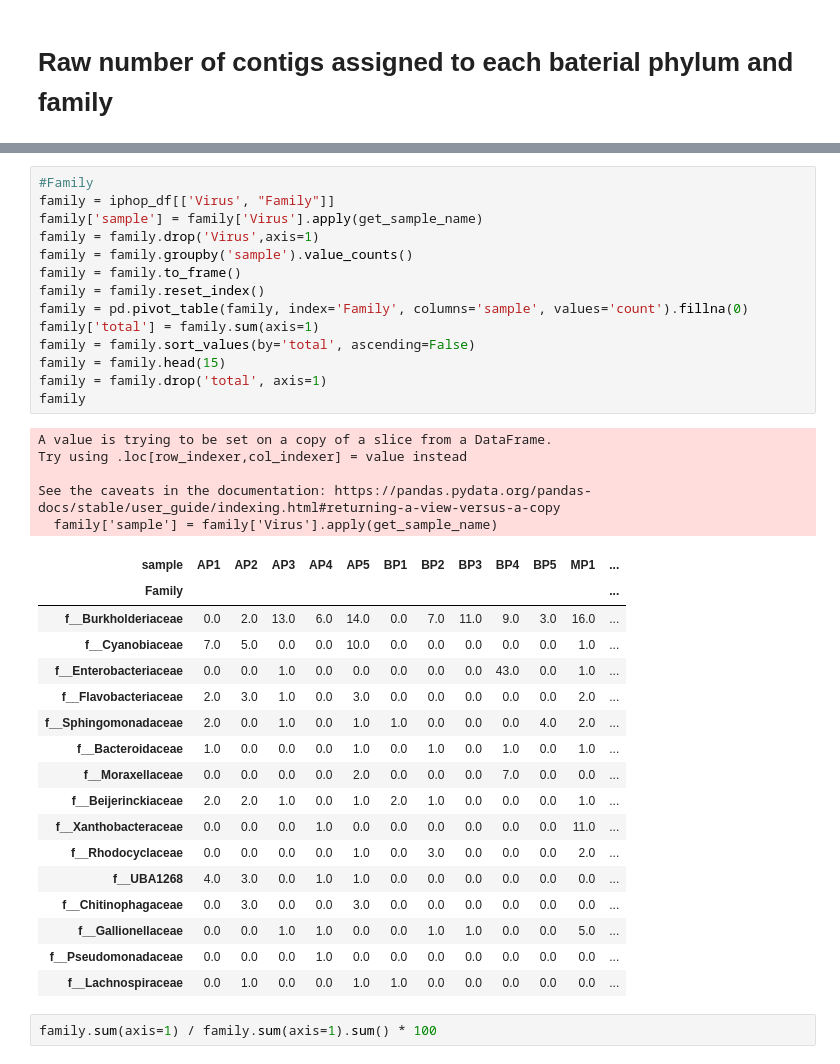
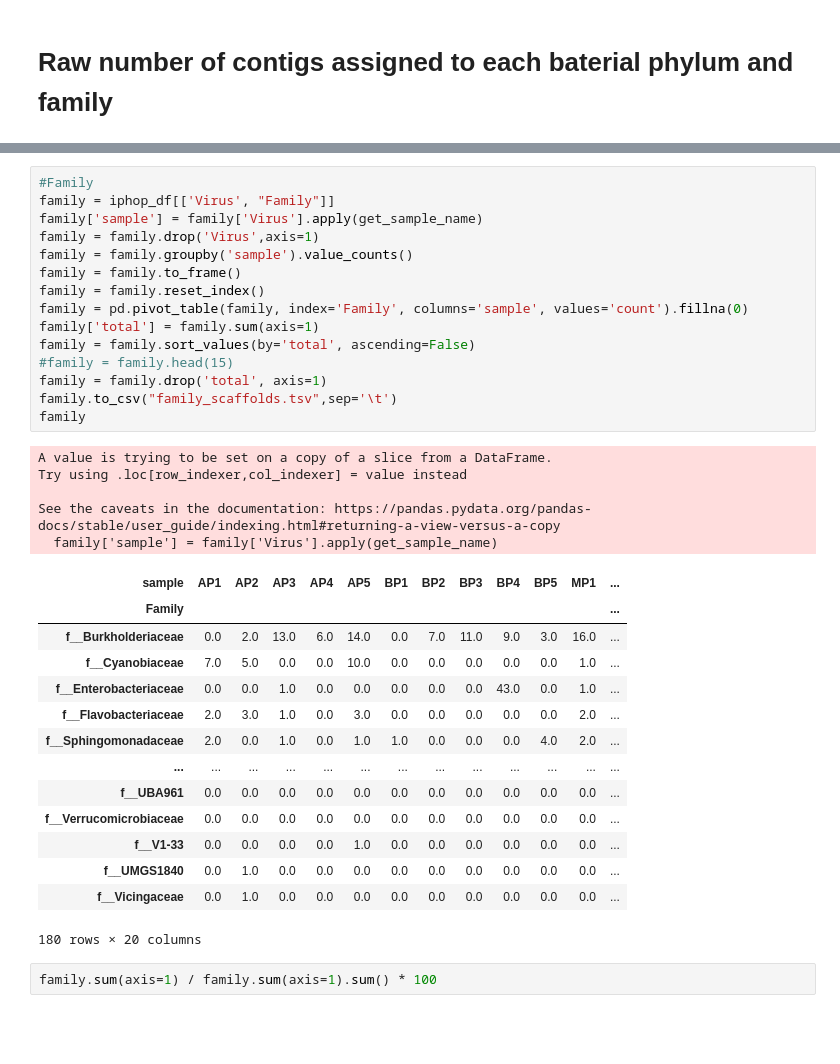
Before and after one commit to TMDavi/Amazon_virome, a Jupyter notebook: data_analysis/05_host_prediction/iphop_results_processing.ipynb, the cells around one changed output, grey strips where cells are left out. Cells and saved outputs as stored; diff of their text form; blank space fills up the shorter version.

```diff
--- a/data_analysis/05_host_prediction/iphop_results_processing.ipynb
+++ b/data_analysis/05_host_prediction/iphop_results_processing.ipynb
@@ -206,40 +207,38 @@ dtype: float64
 # %%
 #Family
 family = iphop_df[['Virus', "Family"]]
 family['sample'] = family['Virus'].apply(get_sample_name)
 family = family.drop('Virus',axis=1)
 family = family.groupby('sample').value_counts()
 family = family.to_frame()
 family = family.reset_index()
 family = pd.pivot_table(family, index='Family', columns='sample', values='count').fillna(0)
 family['total'] = family.sum(axis=1)
 family = family.sort_values(by='total', ascending=False)
-family = family.head(15)
+#family = family.head(15)
 family = family.drop('total', axis=1)
+family.to_csv("family_scaffolds.tsv",sep='\t')
 family
 # %% [output]
 A value is trying to be set on a copy of a slice from a DataFrame.
 Try using .loc[row_indexer,col_indexer] = value instead
 
 See the caveats in the documentation: https://pandas.pydata.org/pandas-docs/stable/user_guide/indexing.html#returning-a-view-versus-a-copy
   family['sample'] = family['Virus'].apply(get_sample_name)
 | sample | AP1 | AP2 | AP3 | AP4 | AP5 | BP1 | BP2 | BP3 | BP4 | BP5 | MP1 | ... |
 | Family |  |  |  |  |  |  |  |  |  |  |  | ... |
 | f__Burkholderiaceae | 0.0 | 2.0 | 13.0 | 6.0 | 14.0 | 0.0 | 7.0 | 11.0 | 9.0 | 3.0 | 16.0 | ... |
 | f__Cyanobiaceae | 7.0 | 5.0 | 0.0 | 0.0 | 10.0 | 0.0 | 0.0 | 0.0 | 0.0 | 0.0 | 1.0 | ... |
 | f__Enterobacteriaceae | 0.0 | 0.0 | 1.0 | 0.0 | 0.0 | 0.0 | 0.0 | 0.0 | 43.0 | 0.0 | 1.0 | ... |
 | f__Flavobacteriaceae | 2.0 | 3.0 | 1.0 | 0.0 | 3.0 | 0.0 | 0.0 | 0.0 | 0.0 | 0.0 | 2.0 | ... |
 | f__Sphingomonadaceae | 2.0 | 0.0 | 1.0 | 0.0 | 1.0 | 1.0 | 0.0 | 0.0 | 0.0 | 4.0 | 2.0 | ... |
-| f__Bacteroidaceae | 1.0 | 0.0 | 0.0 | 0.0 | 1.0 | 0.0 | 1.0 | 0.0 | 1.0 | 0.0 | 1.0 | ... |
-| f__Moraxellaceae | 0.0 | 0.0 | 0.0 | 0.0 | 2.0 | 0.0 | 0.0 | 0.0 | 7.0 | 0.0 | 0.0 | ... |
-| f__Beijerinckiaceae | 2.0 | 2.0 | 1.0 | 0.0 | 1.0 | 2.0 | 1.0 | 0.0 | 0.0 | 0.0 | 1.0 | ... |
-| f__Xanthobacteraceae | 0.0 | 0.0 | 0.0 | 1.0 | 0.0 | 0.0 | 0.0 | 0.0 | 0.0 | 0.0 | 11.0 | ... |
-| f__Rhodocyclaceae | 0.0 | 0.0 | 0.0 | 0.0 | 1.0 | 0.0 | 3.0 | 0.0 | 0.0 | 0.0 | 2.0 | ... |
-| f__UBA1268 | 4.0 | 3.0 | 0.0 | 1.0 | 1.0 | 0.0 | 0.0 | 0.0 | 0.0 | 0.0 | 0.0 | ... |
-| f__Chitinophagaceae | 0.0 | 3.0 | 0.0 | 0.0 | 3.0 | 0.0 | 0.0 | 0.0 | 0.0 | 0.0 | 0.0 | ... |
-| f__Gallionellaceae | 0.0 | 0.0 | 1.0 | 1.0 | 0.0 | 0.0 | 1.0 | 1.0 | 0.0 | 0.0 | 5.0 | ... |
-| f__Pseudomonadaceae | 0.0 | 0.0 | 0.0 | 1.0 | 0.0 | 0.0 | 0.0 | 0.0 | 0.0 | 0.0 | 0.0 | ... |
-| f__Lachnospiraceae | 0.0 | 1.0 | 0.0 | 0.0 | 1.0 | 1.0 | 0.0 | 0.0 | 0.0 | 0.0 | 0.0 | ... |
+| ... | ... | ... | ... | ... | ... | ... | ... | ... | ... | ... | ... | ... |
+| f__UBA961 | 0.0 | 0.0 | 0.0 | 0.0 | 0.0 | 0.0 | 0.0 | 0.0 | 0.0 | 0.0 | 0.0 | ... |
+| f__Verrucomicrobiaceae | 0.0 | 0.0 | 0.0 | 0.0 | 0.0 | 0.0 | 0.0 | 0.0 | 0.0 | 0.0 | 0.0 | ... |
+| f__V1-33 | 0.0 | 0.0 | 0.0 | 0.0 | 1.0 | 0.0 | 0.0 | 0.0 | 0.0 | 0.0 | 0.0 | ... |
+| f__UMGS1840 | 0.0 | 1.0 | 0.0 | 0.0 | 0.0 | 0.0 | 0.0 | 0.0 | 0.0 | 0.0 | 0.0 | ... |
+| f__Vicingaceae | 0.0 | 1.0 | 0.0 | 0.0 | 0.0 | 0.0 | 0.0 | 0.0 | 0.0 | 0.0 | 0.0 | ... |
+180 rows × 20 columns
 # %%
 family.sum(axis=1) / family.sum(axis=1).sum() * 100
 # %% [output]
```
Also changed, not shown: parts of 9 cells of this notebook, 2 other files.
